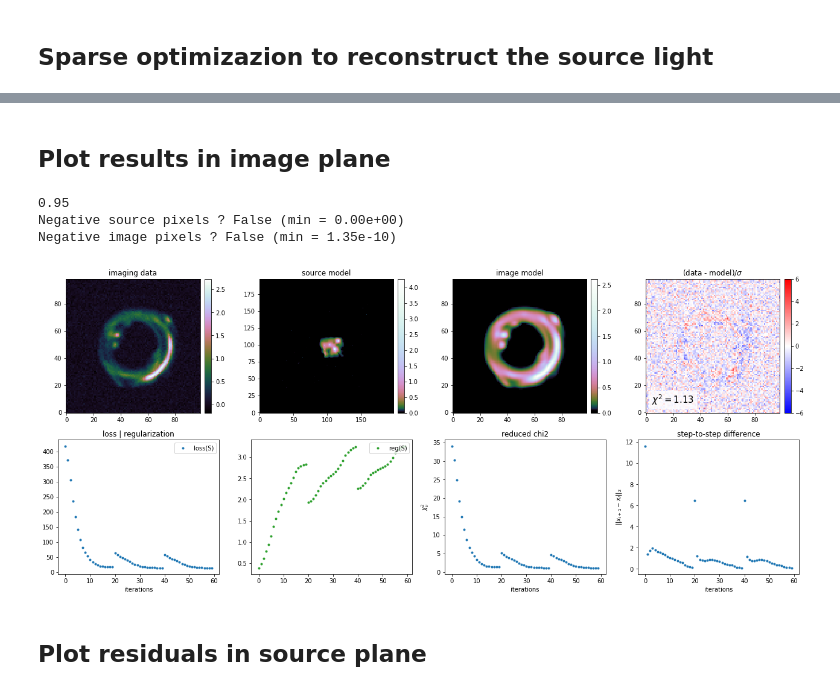
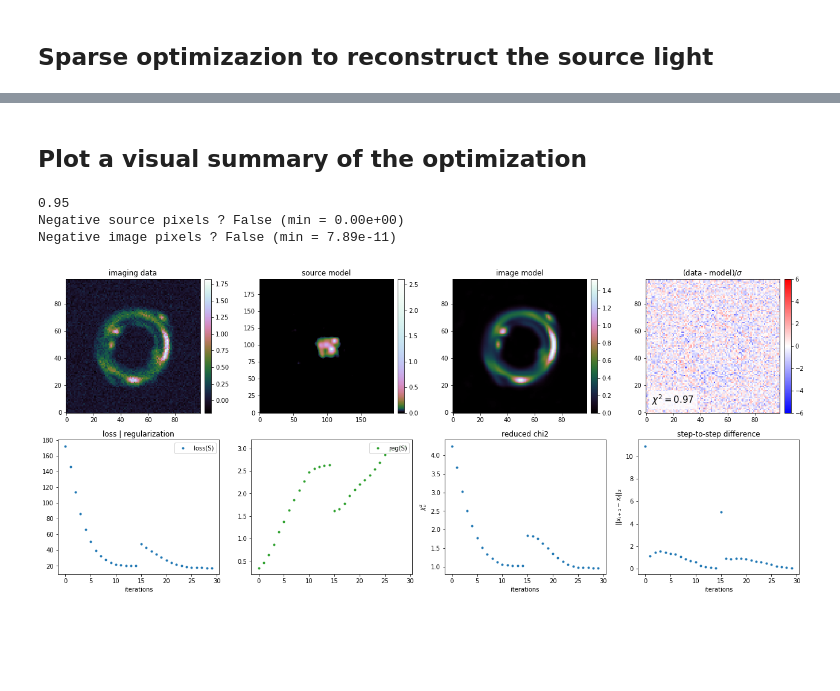
Before and after one commit to aymgal/SLITronomy, a Jupyter notebook: thirdparty/notebooks/03_complex_source_reconstruction.ipynb, the cells around one changed output, grey strips where cells are left out. Saved outputs shown, nothing was run; the diff lists cells and outputs as text; code cells hidden in the pictures; blank space fills up the shorter version.

```diff
--- a/thirdparty/notebooks/03_complex_source_reconstruction.ipynb
+++ b/thirdparty/notebooks/03_complex_source_reconstruction.ipynb
@@ -53,9 +54,10 @@ sqrt_scale = lambda x: np.sqrt(x)
 # data specifics
 num_pix = 99  # cutout pixel size
 delta_pix = 0.08  # pixel size in arcsec (area per pixel = deltaPix**2)
+num_pix_source = int(num_pix*subgrid_res_source)
 
 background_rms = 0.05  # background noise per pixel
-#exp_time = 400  # exposure time (arbitrary units, flux per pixel is in units #photons/exp_time unit)
+exp_time = 100  # exposure time in seconds, effectively for adding Poisson noise
 
-psf_fwhm = 0.2  # full width half max of PSF, in delta_pix units
-psf_num_pix = 41
+psf_fwhm = 0.2  # full width half max of the gaussian PSF, in delta_pix units
+psf_num_pix = 41  # PSF kernel size
@@ -146,0 +172,25 @@ lens_light_model_class = LightModel(light_model_list=lens_light_model_list)
+# %%
+if parametric_ray_tracing:
+    # specify supersampling when doing parametric ray-tracing
+    kwargs_numerics = {'supersampling_factor': 3}
+    imageModel = ImageModel(data_class, psf_class, lens_model_class, source_model_class,
+                            lens_light_model_class, point_source_class=None,
+                            kwargs_numerics=kwargs_numerics)
+    # generate the image
+    image_sim_no_noise = imageModel.image(kwargs_lens, kwargs_source, kwargs_lens_light, kwargs_ps=None)
+else:
+    imageModel = ImageModel(data_class, psf_class, lens_model_class, source_model_class,
+                            lens_light_model_class, point_source_class=None)
+    # build the pixelated lensing operator
+    lensing_op_sim = LensingOperator(lens_model_class, image_grid, source_grid, num_pix, subgrid_res_source,
+                                     source_interpolation='bilinear')
+    # ray tracing to generate the lensed source
+    source_sim_1d = lenstro_util.image2array(source_sim)
+    image_sim_no_noise_1d = lensing_op_sim.source2image(source_sim_1d, kwargs_lens=kwargs_lens)
+    # PSF convolution
+    image_sim_no_noise = imageModel.ImageNumerics.re_size_convolve(image_sim_no_noise_1d)
+
+plt.title("noiseless lensed source")
+im = plt.imshow(image_sim_no_noise, origin='lower', cmap='cubehelix')
+nice_colorbar(im)
+plt.show()
@@ -235,10 +250,7 @@ kwargs_special_sparsefit = {
     'delta_y_source_grid': 0,
 }
 
-if use_threshold_mask:
-    likelihood_mask = image_mask.astype(bool)
-else:
-    likelihood_mask = None
+likelihood_mask = None  # you can set any mask on imaging data here (binary array, 0s are masked pixels)
 
 kwargs_sparse_solver = {
     'include_regridding_error': False,
@@ -249,9 +261,9 @@ kwargs_sparse_solver = {
     'min_threshold': 3,
     'threshold_increment_high_freq': 1,
     'threshold_decrease_type': 'exponential',
-    'num_iter_source': 20,
-    'num_iter_weights': 3,
-    'verbose': False,
+    'num_iter_source': 15,
+    'num_iter_weights': 2,
+    'verbose': True,
     'show_steps': False,
     'thread_count': 1,  # number of processors
 }
@@ -286,20 +296,18 @@ Runtime : 1.570 s
-# %% [markdown]
-## Plot results in image plane
+# %% [markdown]
+## Plot a visual summary of the optimization
 # %%
 sparseSolver = imageSparseFit.sparseSolver
 #lensingOperator = imageSparseFit.lensingOperator
 print(sparseSolver.spectral_norm_source)
 
 fig = sparseSolver.plot_results(res_vmin=-6, res_vmax=6,
                                 cmap_1=log_cmap('cubehelix', 1e-2, 1),
-                                cmap_2=log_cmap('cubehelix', 2e-2, 1))
+                                cmap_2='cubehelix')
 # %% [output]
 0.95
 Negative source pixels ? False (min = 0.00e+00)
-Negative image pixels ? False (min = 1.35e-10)
+Negative image pixels ? False (min = 7.89e-11)
-[figure, old version]
+[figure, new version]
-# %% [markdown]
-## Plot residuals in source plane
 # %%
 print("Updated kwargs :", kwargs_source_sparsefit)
 print(kwargs_source_sparsefit[0]['amp'].shape)
```
Also changed, not shown: parts of 33 cells of this notebook, 2 other files.
